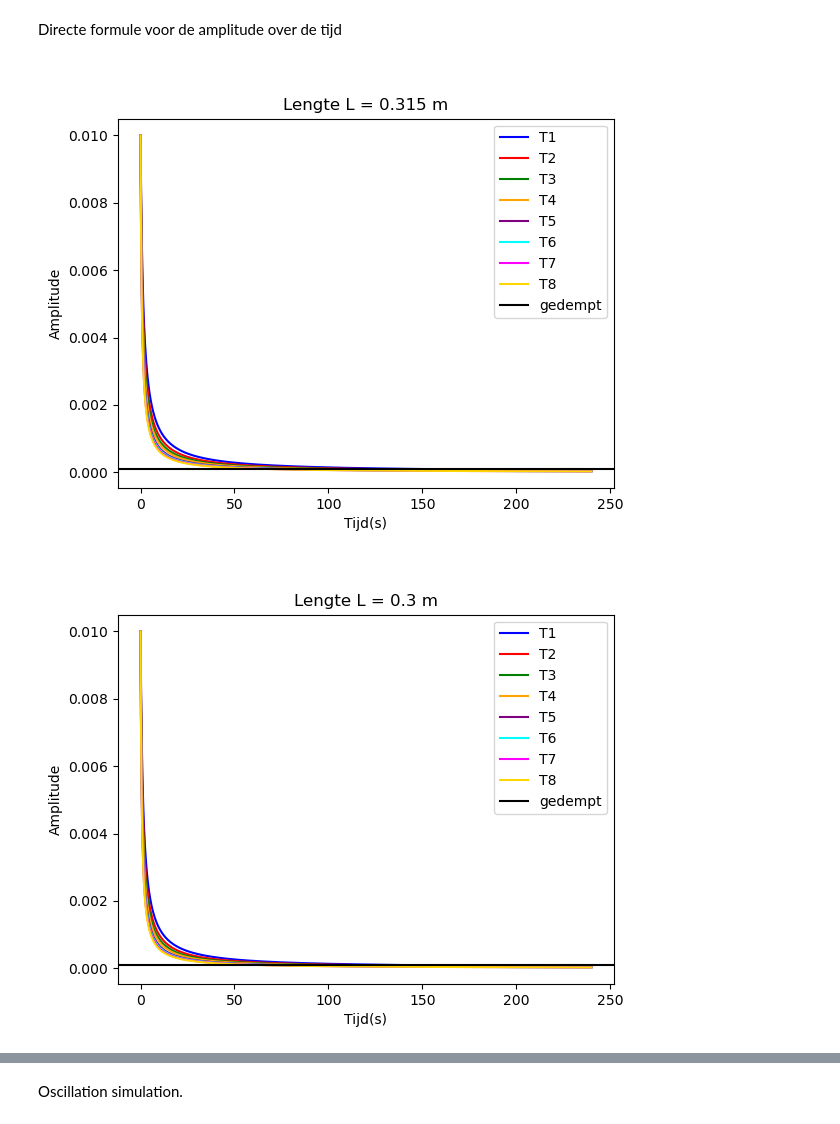
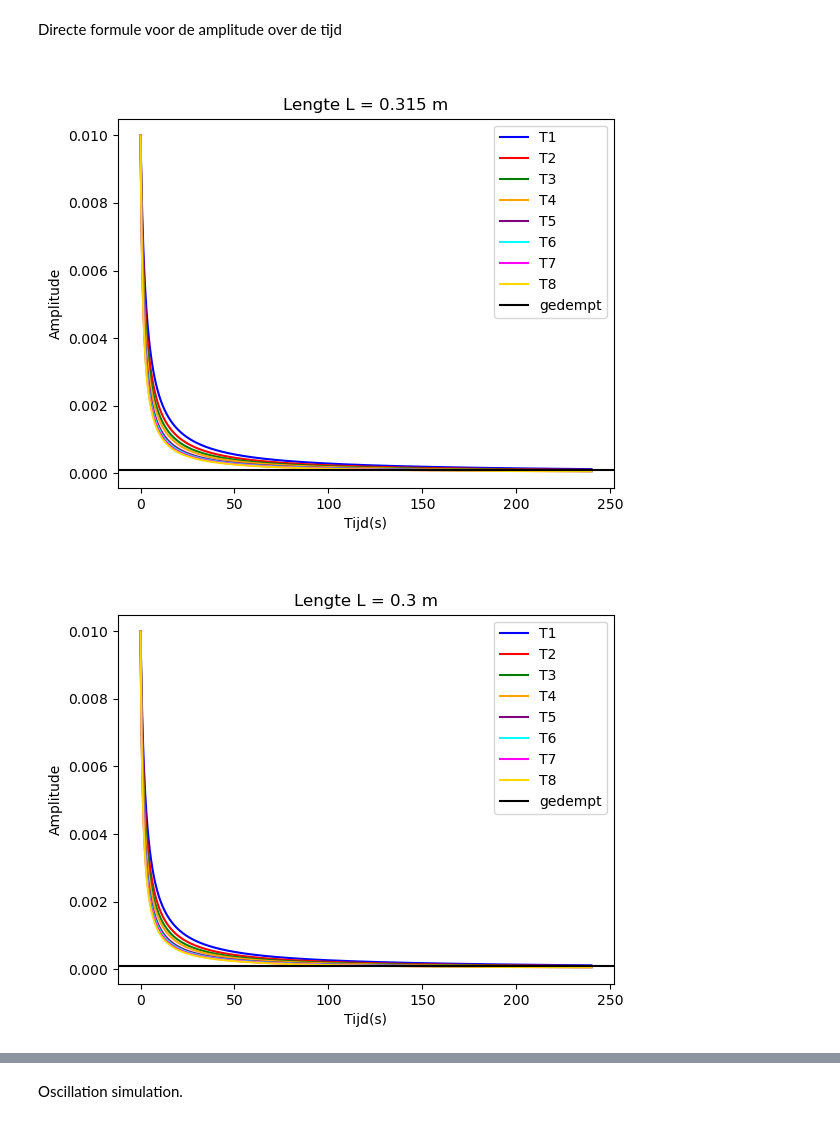
Before and after one commit to Spaantje5/Vibrating-String-Experiment, a Jupyter notebook: sims/duffing_sim.ipynb, the cells around one changed output, grey strips where cells are left out. Saved outputs shown, nothing was run; the diff lists cells and outputs as text; code cells hidden in the pictures.

Commit message:
wat grafieken direct voor de Dempingsfactor

```diff
--- a/sims/duffing_sim.ipynb
+++ b/sims/duffing_sim.ipynb
@@ -192,7 +192,7 @@ import numpy as np
 import matplotlib.pyplot as plt
 C_w =1.2
 rho = 1.204
-D=0.002
+D=0.001
 mu= 0.015
 n=1
 m1= 1.0467
@@ -261,33 +261,33 @@ def plot_demping(L):
         U6=U_0*C_d6
         return U6
 
     plt.plot(t,Amplitude6(C_d6,U_0),color="cyan",label="T6")
 
     def Amplitude7(C_d7,U_0):
         U7=U_0*C_d7
         return U7
 
     plt.plot(t,Amplitude7(C_d7,U_0),color="magenta",label="T7")
 
     def Amplitude8(C_d8,U_0):
         U8=U_0*C_d8
         return U8
 
     plt.plot(t,Amplitude8(C_d8,U_0),color="gold",label="T8")
 
     plt.axhline(0.01*U_0,color='0',label="gedempt")
     plt.xlabel("Tijd(s)")
     plt.ylabel("Amplitude")
     plt.title(f"Lengte L = {L} m")
     plt.legend()
-    plt.savefig("Dempingsfactor.pdf", bbox_inches="tight")
+    plt.savefig("Amplitude.pdf", bbox_inches="tight")
     plt.show()
 L = [0.315, 0.300, 0.285,0.27,0.255]
 plot_demping(0.315)
 plot_demping(0.300)
 plot_demping(0.285)
 plot_demping(0.27)
 plot_demping(0.255)
 # %% [output]
-[figure, old version]
+[figure, new version]
-[figure, old version]
+[figure, new version]
```
Also changed, not shown: parts of 3 cells of this notebook, 4 other files.
